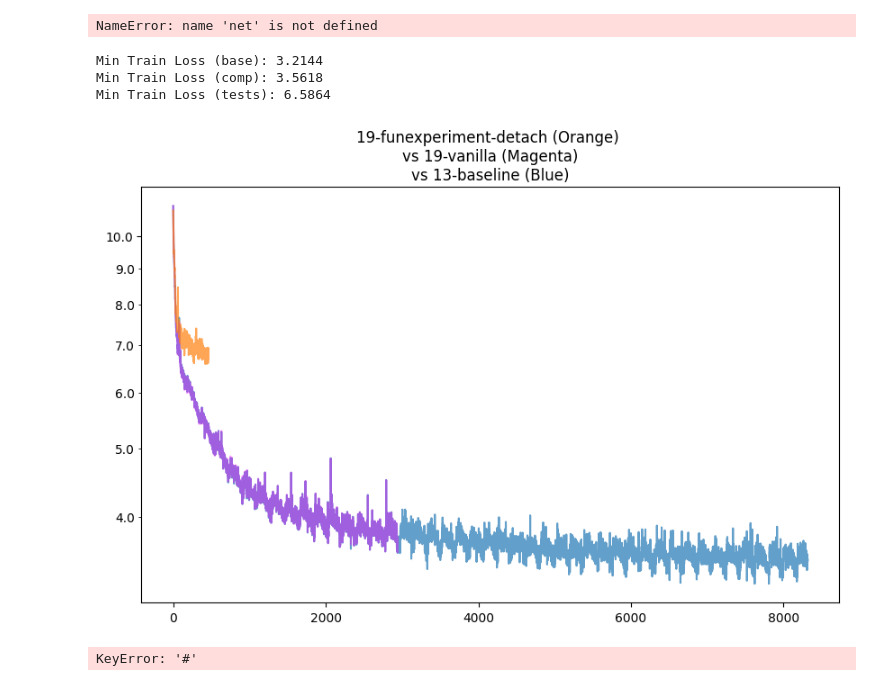
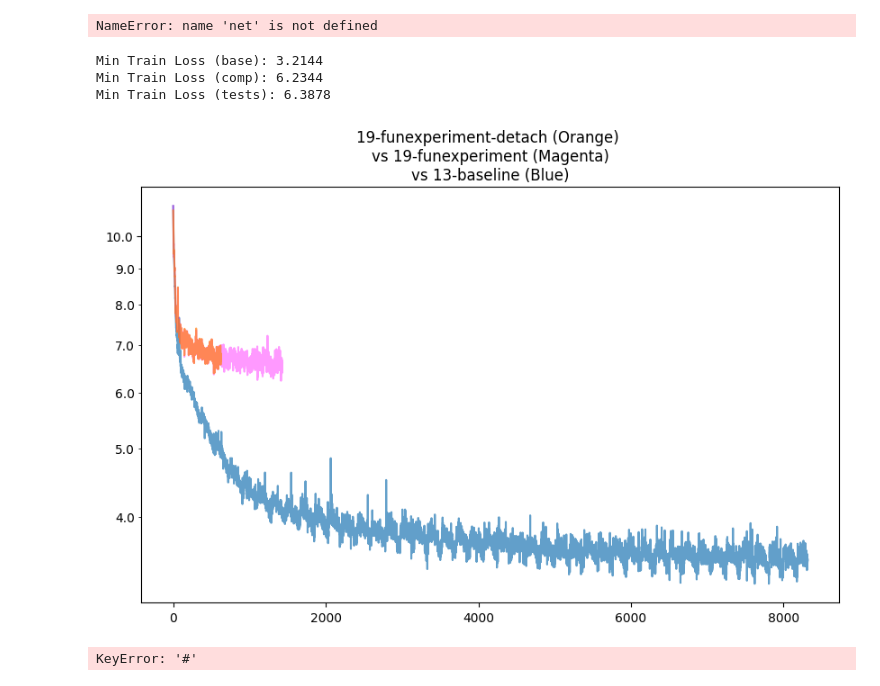
Before and after one commit to Vervious/gpt, a Jupyter notebook: play.ipynb, the cells around one changed output. Cells and saved outputs as stored; diff of their text form; code cells hidden in the pictures.

```diff
--- a/play.ipynb
+++ b/play.ipynb
@@ -259,7 +259,7 @@ def gen_points(filename):
     return streams_xy
 
 # testname = "7-test-2"
-testname = "19-funexperiment-detach"
+testname = "19-funexperiment"
 # testname = "16-attentionsink-noreuse-efficientresw"
 # thirdname = "13-complicated-2"
 # thirdname = "16-vanilla-mlpscale-64"
@@ -281,36 +281,36 @@ streams_xy_comp = gen_points(f"log-ben/{thirdname}-log.txt")
 plt.figure(figsize=(10, 6))
 
 
 LEFT = 0
 RIGHT = 10000
 
 xs, ys = streams_xy_0["train"] # training loss
 ys = np.array(ys)
 plt.plot(xs[LEFT:RIGHT], ys[LEFT:RIGHT], label=f'nanogpt ({sz}) train loss base', alpha=0.7)
 print("Min Train Loss (base):", min(ys))
 
 xs, ys = streams_xy_comp["train"] # training loss
 ys = np.array(ys)
 plt.plot(xs[LEFT:RIGHT], ys[LEFT:RIGHT], label=f'nanogpt ({sz}) train loss test', alpha=0.4, color='magenta')
 print("Min Train Loss (comp):", min(ys))
 
 xs, ys = streams_xy_test["train"] # training loss
 ys = np.array(ys)
 plt.plot(xs[LEFT:RIGHT], ys[LEFT:RIGHT], label=f'nanogpt ({sz}) train loss test', alpha=0.7)
 print("Min Train Loss (tests):", min(ys))
 plt.title(f"{testname} (Orange) \nvs {thirdname} (Magenta)\nvs {basename} (Blue)")
 
 plt.yscale('log',base=10)
 
 plt.gca().yaxis.set_major_formatter(FormatStrFormatter('%.1f'))  # Decimal format for major ticks
 plt.gca().yaxis.set_minor_formatter(FormatStrFormatter('%.1f'))  # Optional: Minor ticks decimal format
 
 plt.savefig(f"img/{testname}.jpg")
 # %% [output]
 Min Train Loss (base): 3.2144
-Min Train Loss (comp): 3.5618
-Min Train Loss (tests): 6.5864
+Min Train Loss (comp): 6.2344
+Min Train Loss (tests): 6.3878
-[figure, old version]
+[figure, new version]
 # %%
 import ast
 import numpy as np
```
Also changed, not shown: 5 other files.
